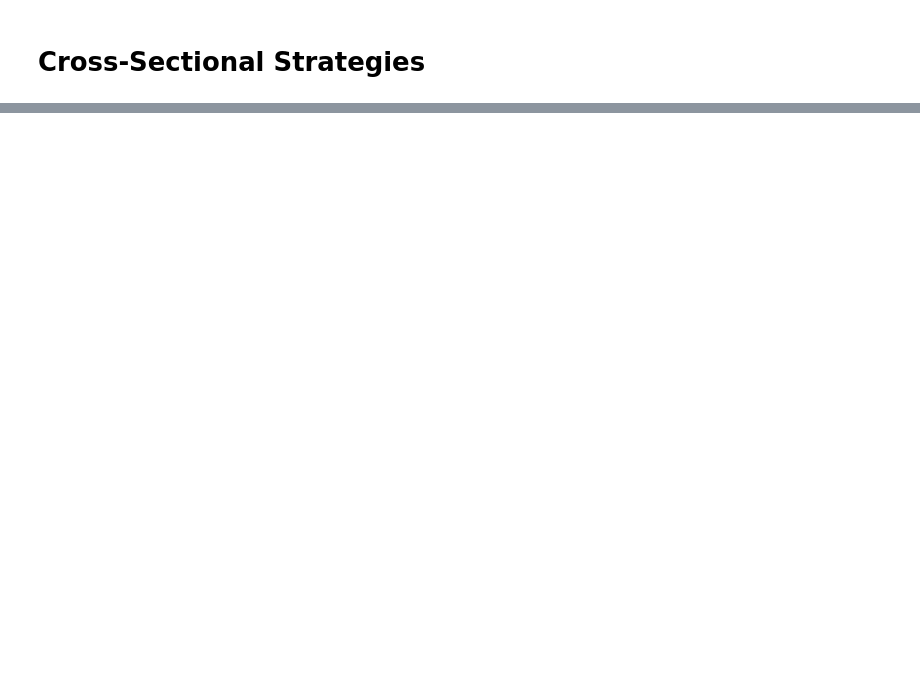
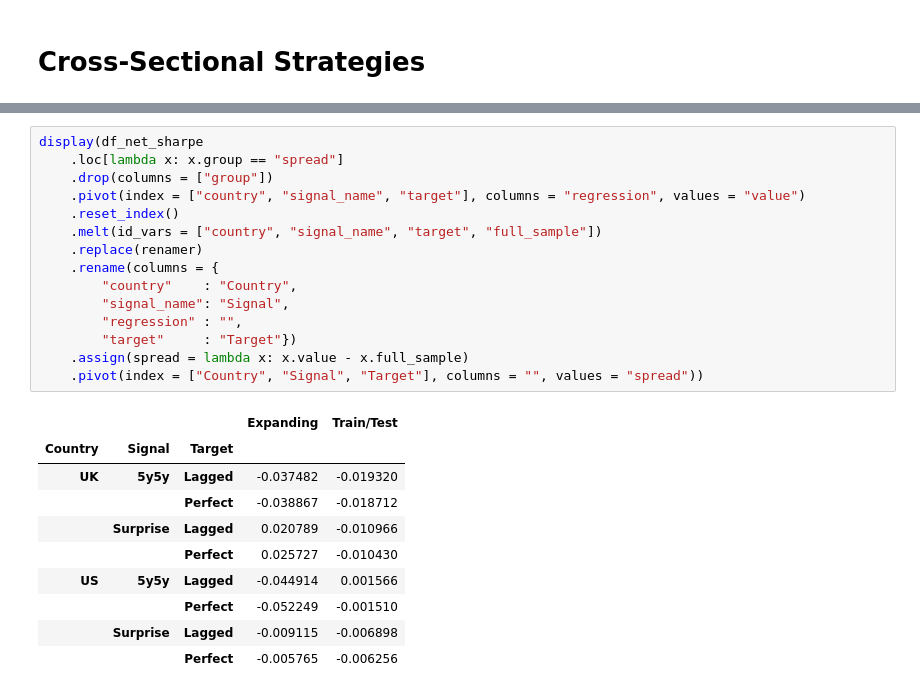
Before and after one commit to diegodalvarez/CommodityForwardInflation, a Jupyter notebook: notebook/2CrossStrategies.ipynb, the cells around one changed output, grey strips where cells are left out. Drawn from its saved outputs; the diff is of its cells as text; blank space fills up the shorter version.

```diff
--- a/notebook/2CrossStrategies.ipynb
+++ b/notebook/2CrossStrategies.ipynb
@@ -218,0 +176,26 @@ plt.tight_layout()
+# %%
+display(df_net_sharpe
+    .loc[lambda x: x.group == "spread"]
+    .drop(columns = ["group"])
+    .pivot(index = ["country", "signal_name", "target"], columns = "regression", values = "value")
+    .reset_index()
+    .melt(id_vars = ["country", "signal_name", "target", "full_sample"])
+    .replace(renamer)
+    .rename(columns = {
+        "country"    : "Country",
+        "signal_name": "Signal",
+        "regression" : "",
+        "target"     : "Target"})
+    .assign(spread = lambda x: x.value - x.full_sample)
+    .pivot(index = ["Country", "Signal", "Target"], columns = "", values = "spread"))
+# %% [output]
+|  |  |  | Expanding | Train/Test |
+| Country | Signal | Target |  |  |
+| UK | 5y5y | Lagged | -0.037482 | -0.019320 |
+|  |  | Perfect | -0.038867 | -0.018712 |
+|  | Surprise | Lagged | 0.020789 | -0.010966 |
+|  |  | Perfect | 0.025727 | -0.010430 |
+| US | 5y5y | Lagged | -0.044914 | 0.001566 |
+|  |  | Perfect | -0.052249 | -0.001510 |
+|  | Surprise | Lagged | -0.009115 | -0.006898 |
+|  |  | Perfect | -0.005765 | -0.006256 |
```
Also changed, not shown: parts of 26 cells of this notebook, 2 other files.
